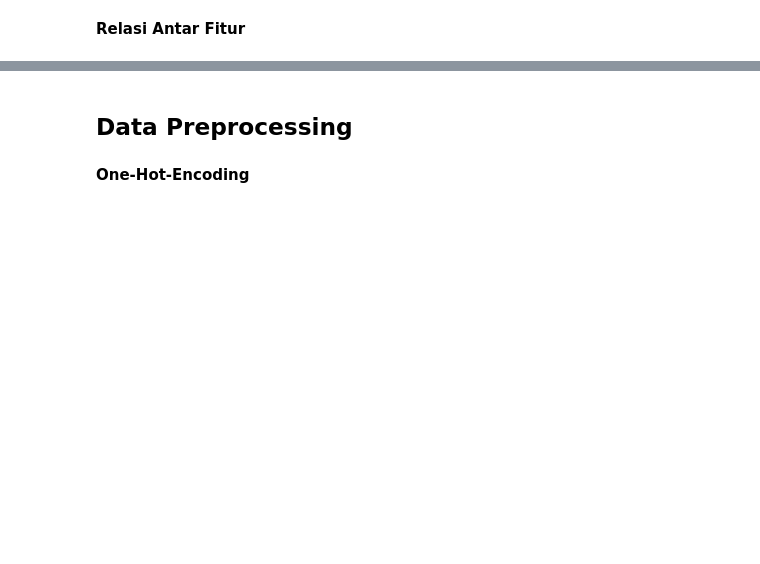
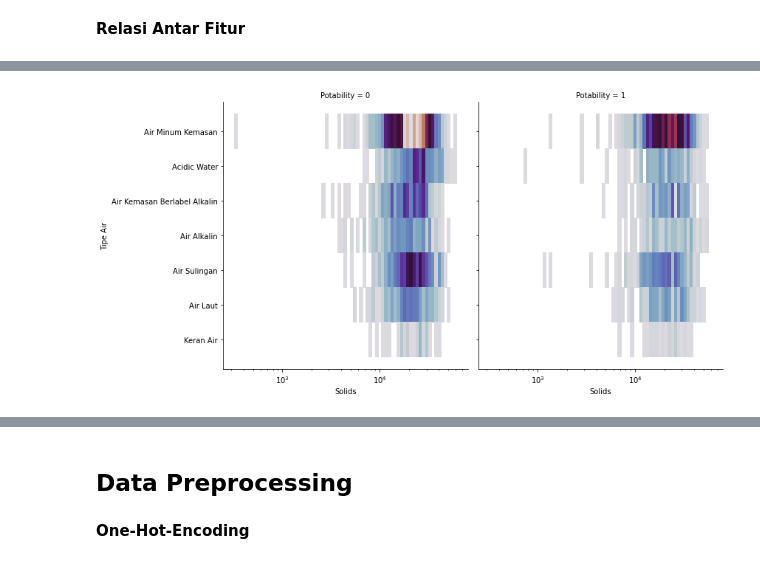
Before and after one commit to MuhamdIlyas/capstone, a Jupyter notebook: MachineLearning/Capstone.ipynb, the cells around one changed output, grey strips where cells are left out. Drawn from its saved outputs; the diff is of its cells as text; code cells hidden in the pictures; blank space fills up the shorter version.

```diff
--- a/MachineLearning/Capstone.ipynb
+++ b/MachineLearning/Capstone.ipynb
@@ -357,8 +391,10 @@ plt.show()
 # %%
 #Hubungan Antara Solid dan Potability
-x = sb.displot(data=kualitas_air, x='Solids', y='Zat Air', col='Potability', cmap = 'twilight',
+x = sb.displot(data=kualitas_air, x='Solids', y='Tipe Air', col='Potability', cmap = 'twilight',
                log_scale=(True, False), col_wrap=4, height=6, aspect=.9)
 plt.show()
+# %% [output]
+[figure, added]
 # %%
 #Hubungan antara Solids dengan Conductivity
 x = sb.jointplot(data=kualitas_air, x='Solids', y='Conductivity', cmap = 'twilight',
```
Also changed, not shown: parts of 15 cells of this notebook, 9 other files.
